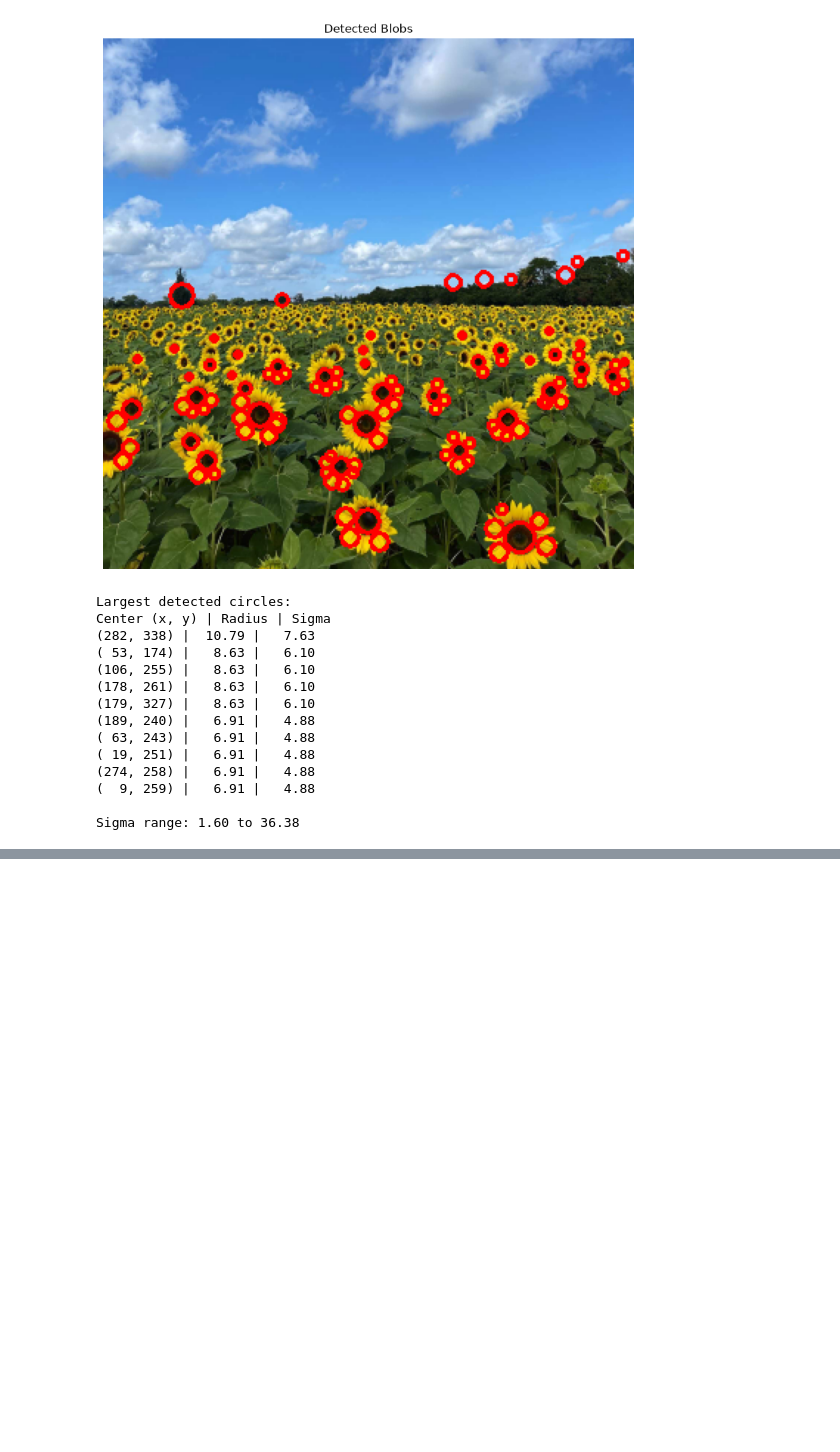
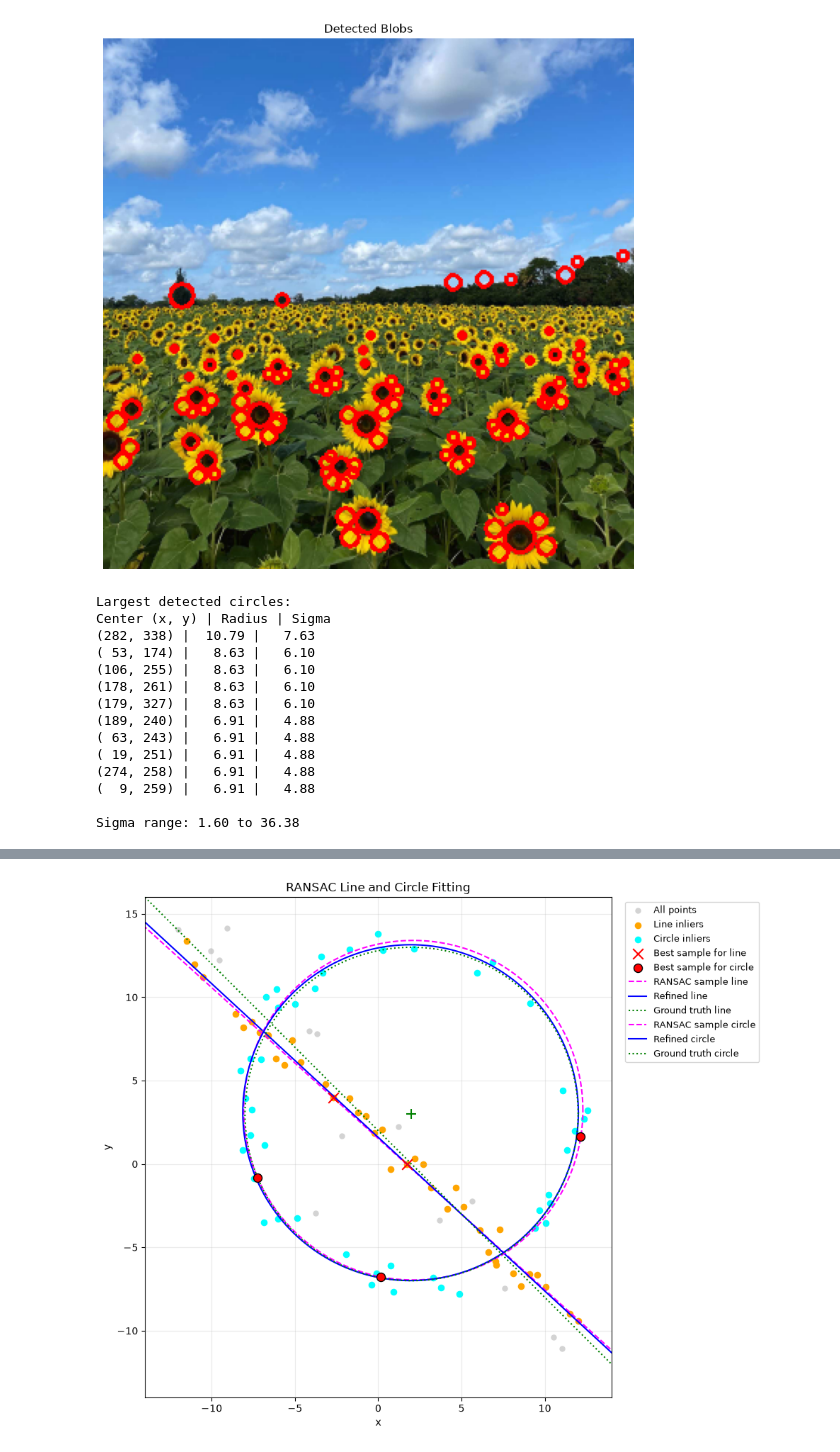
Before and after one commit to codingNR29/Image-processing, a Jupyter notebook: Assignments/Assignment 2/230544C_a02.ipynb, the cells around one changed output, grey strips where cells are left out. Cells and saved outputs as stored; diff of their text form; code cells hidden in the pictures; blank space fills up the shorter version.

```diff
--- a/Assignments/Assignment 2/230544C_a02.ipynb
+++ b/Assignments/Assignment 2/230544C_a02.ipynb
@@ -190,0 +369,6 @@ Sigma range: 1.60 to 36.38
+# %%
+#Removing the line inliers
+X_remaining = X[~line_inliers]
+
+print("Original points:", len(X))
+print("Remaining points:", len(X_remaining))
@@ -190,0 +474,76 @@ Sigma range: 1.60 to 36.38
+# %%
+#Full RANSAC Visualization
+fig, ax = plt.subplots(figsize=(10, 8))
+
+#All points
+ax.scatter(X[:, 0], X[:, 1], color='lightgray', s=25, label='All points')
+
+# Line inliers
+ax.scatter(X[line_inliers, 0], X[line_inliers, 1], color='orange', s=35, label='Line inliers')
+
+# Circle inliers
+circle_points = X_remaining[circle_inliers]
+ax.scatter(circle_points[:, 0], circle_points[:, 1], color='cyan', s=35, label='Circle inliers')
+
+# Best line sample (2 points)
+ax.scatter(sample_points[:, 0], sample_points[:, 1], color='red', marker='x', s=110, label='Best sample for line', zorder=5)
+
+# Best circle sample (3 points)
+ax.scatter(circle_sample_points[:, 0], circle_sample_points[:, 1], color='red', marker='o', s=75, edgecolors='black', label='Best sample for circle', zorder=6)
+
+#Draw lines in normal form: ax + by = d
+def draw_line(ax, parameters, style, color, label):
+    a, b, d = parameters
+    t = np.linspace(-22, 22, 300)
+    x = a*d - b*t
+    y = b*d + a*t
+    ax.plot(x, y, style, color=color, label=label)
+
+#Line from the RANSAC sample
+draw_line(ax, sample_line, '--', 'magenta', 'RANSAC sample line')
+
+#Refined line
+draw_line(ax, best_line, '-', 'blue', 'Refined line')
+
+#Ground truth line: y = -x + 2
+x_gt = np.linspace(-14, 14, 300)
+ax.plot(x_gt, -x_gt + 2, 'g:', label='Ground truth line')
+
+#Function to draw circles
+theta = np.linspace(0, 2*np.pi, 400)
+
+def draw_circle(ax, parameters, style, color, label):
+    cx, cy, r = parameters
+
+    x = cx + r * np.cos(theta)
+    y = cy + r * np.sin(theta)
+
+    ax.plot(x, y, style, color=color, label=label)
+
+#Circle estimated from the best RANSAC sample
+draw_circle(ax, sample_circle, '--', 'magenta', 'RANSAC sample circle')
+
+#Refined circle
+draw_circle(ax, best_circle, '-', 'blue', 'Refined circle')
+
+#Ground truth circle
+draw_circle(ax, (2, 3, 10), ':', 'green', 'Ground truth circle')
+
+#Ground truth center
+ax.scatter(2, 3, marker='+', color='green', s=100)
+
+#Formatting
+ax.set_xlim(-14, 14)
+ax.set_ylim(-14, 16)
+ax.set_aspect('equal')
+ax.set_xlabel('x')
+ax.set_ylabel('y')
+ax.set_title('RANSAC Line and Circle Fitting')
+
+ax.grid(alpha=0.25)
+ax.legend(loc='upper left', bbox_to_anchor=(1.02, 1), fontsize=9)
+
+plt.tight_layout()
+plt.show()
+# %% [output]
+[figure, added]
```
Also changed, not shown: parts of 11 cells of this notebook.
